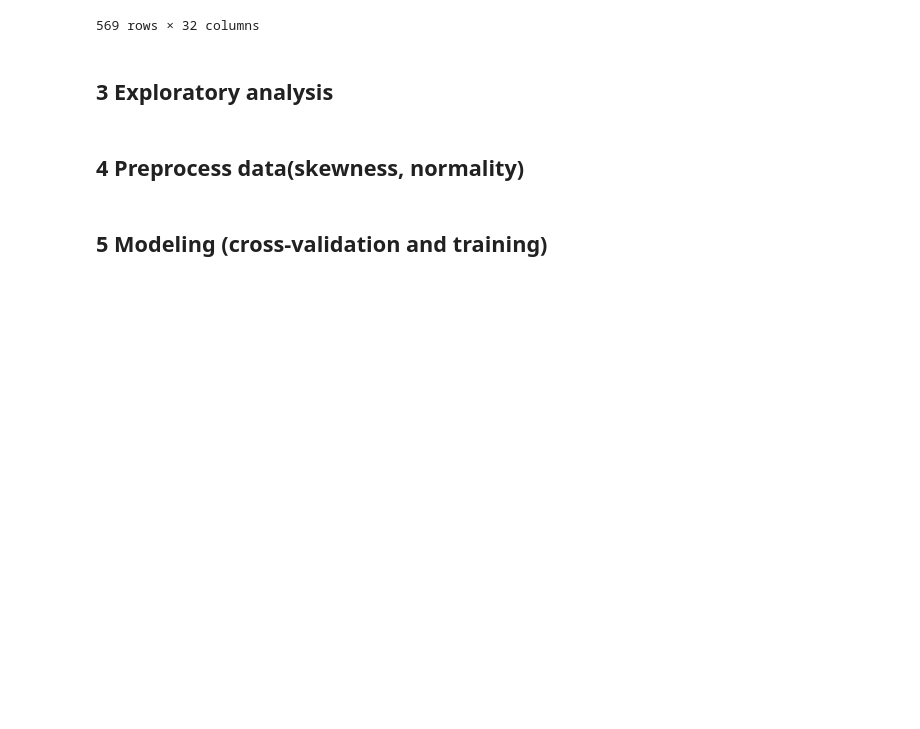
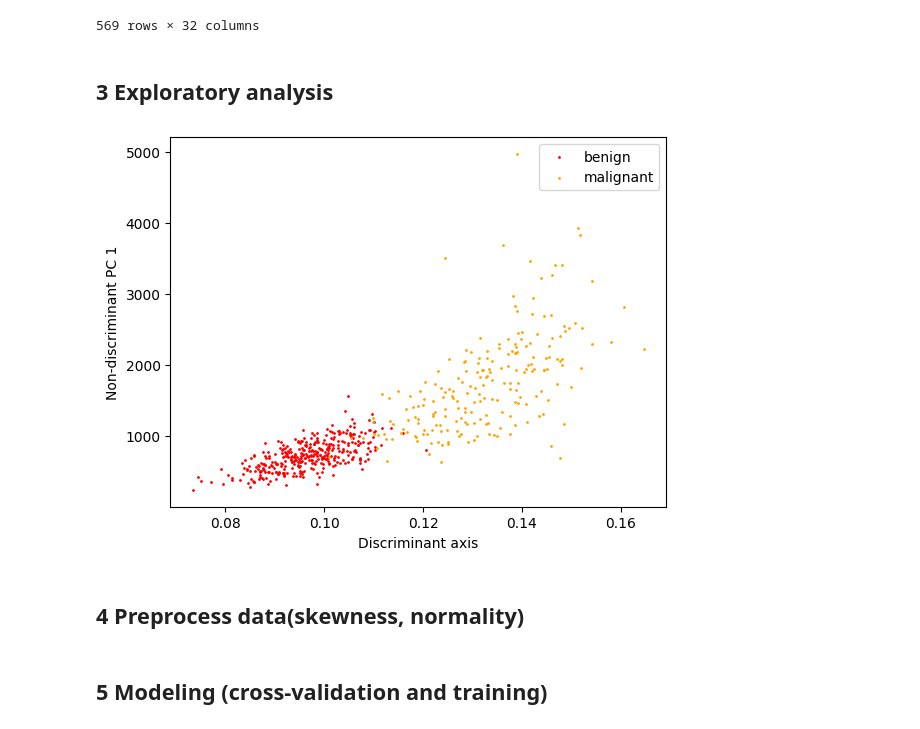
Before and after one commit to MikeWierenga/datascience3, a Jupyter notebook: supervised/assignment_week_6.ipynb, the cells around one changed output. Cells and saved outputs as stored; diff of their text form; code cells hidden in the pictures; blank space fills up the shorter version.

```diff
--- a/supervised/assignment_week_6.ipynb
+++ b/supervised/assignment_week_6.ipynb
@@ -117,5 +119,49 @@ df
 569 rows × 32 columns
 # %% [markdown]
 ## 3 Exploratory analysis
+# %%
+# devide the data
+malignant = np.array(df[df['diagnosis'] == 'M'].values[:, 2:], dtype=float)
+benign = np.array(df[df['diagnosis'] == 'B'].values[:, 2:], dtype=float)
+
+#calculate the mean and the covariance
+meanM = malignant.mean(axis=0)
+meanB = benign.mean(axis=0)
+nM = malignant.shape[0]
+nB = benign.shape[0]
+covM = np.cov(malignant.T)
+covB = np.cov(benign.T)
+
+#calculate the pooled covariance matrix
+pooled = ((nB -1) * covB +(nM - 1) * covM) / (nB + nM -2)
+
+#project the data onto the disciminant axis
+a = np.linalg.inv(pooled) @ (meanM - meanB)
+a /= np.sqrt((a ** 2).sum())
+
+tM = malignant @ a
+tB = benign @ a
+
+# deflate both groups, combine and plot data
+Em = malignant - tM[:, None] * a[None, :]
+Eb = benign - tB[:, None] * a[None, :]
+
+X = np.concatenate((Em, Eb), axis=0)
+S = np.cov(X.T)
+vals, vecs = np.linalg.eig(S)
+order = vals.argsort()[::-1]
+vecs = vecs[:, order]
+vals = vals[order]
+Tm = malignant @ vecs
+Tb = benign @ vecs
+
+plt.scatter(tB, Tb[:, 0], s=1, c="red", label='benign')
+plt.scatter(tM, Tm[:, 0], s=1, c="orange", label='malignant')
+plt.xlabel("Discriminant axis")
+plt.ylabel("Non-discriminant PC 1")
+plt.legend()
+plt.show()
+# %% [output]
+[figure, added]
 # %% [markdown]
 ## 4 Preprocess data(skewness, normality)
```
Also changed, not shown: parts of 23 cells of this notebook.
